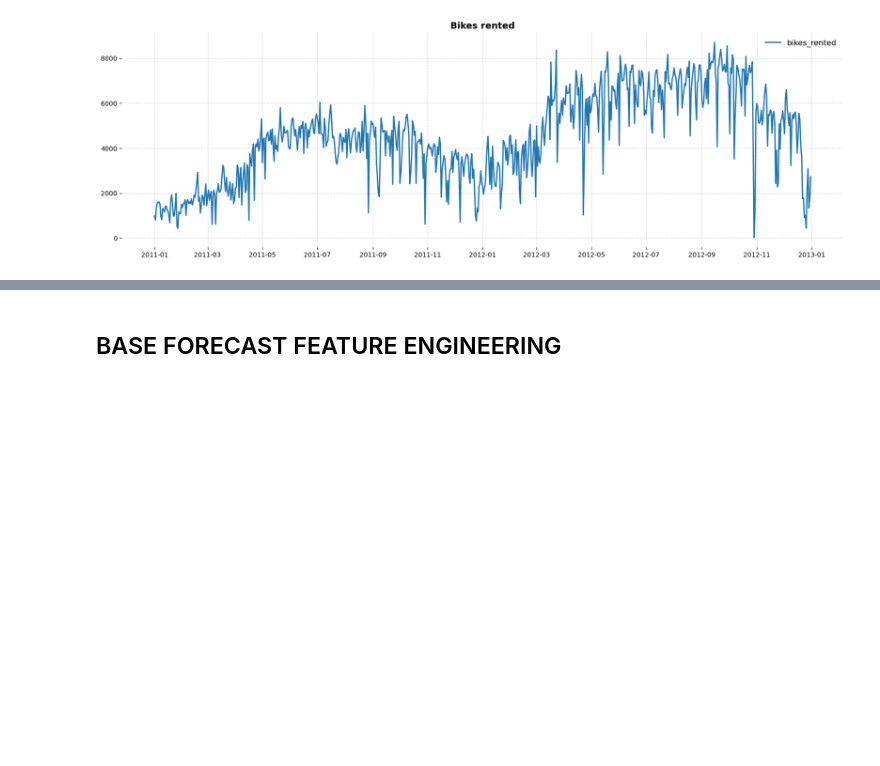
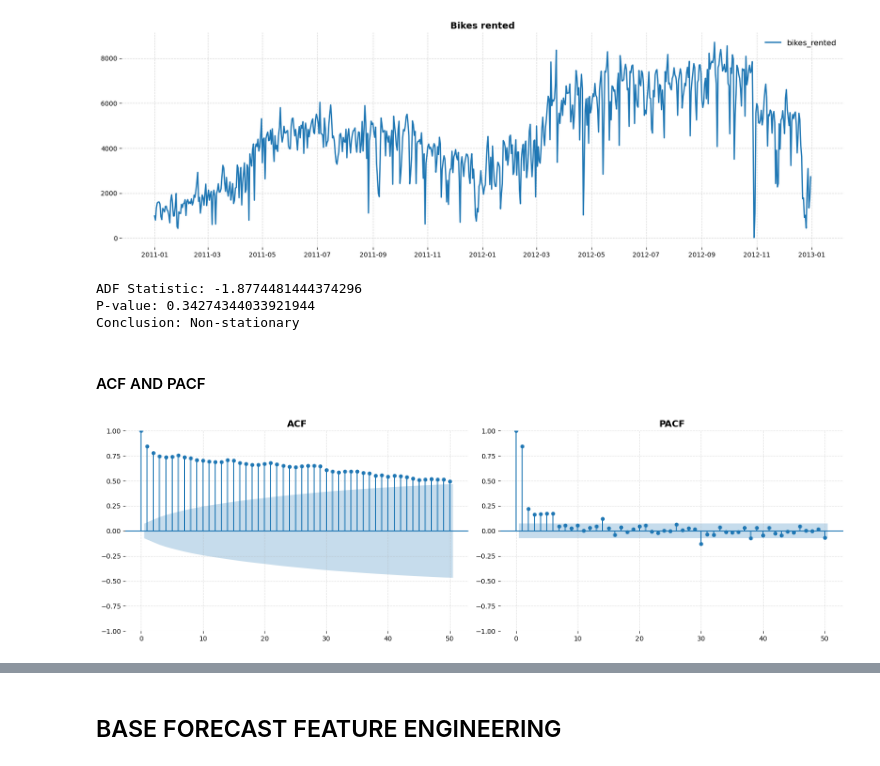
Before and after one commit to EAlmazanG/forecast-incremental-workflow, a Jupyter notebook: notebooks/forecast_day.ipynb, the cells around one changed output, grey strips where cells are left out. Cells and saved outputs as stored; diff of their text form; code cells hidden in the pictures; blank space fills up the shorter version.

```diff
--- a/notebooks/forecast_day.ipynb
+++ b/notebooks/forecast_day.ipynb
@@ -277,7 +280,7 @@ outlier_rows = df.loc[outliers_df.any(axis=1)]
 print_title('ANOMALY ROWS')
 display(outliers_df[outliers_df['is_outlier']])
 
-df["extreme_weather"] = outliers_df["is_outlier"].astype(int)
+df["extreme_weather"] = outliers_df["is_outlier"].astype(int).astype(str)
 display(df.head())
 # %% [output]
 ----------------------- ANOMALY ROWS -----------------------
@@ -308,6 +311,10 @@ display(df.head())
 #### TIME SERIES FACTORS
 # %%
 target_column = 'bikes_rented'
+try:
+    df.drop(columns=['registered_users', 'casual_users'], inplace= True)
+except:
+    pass
 display(df.head())
 # %% [output]
 |  | date | season | year | month | holiday | weekday | workingday | weather | temperature | ... |
@@ -344,3 +351,37 @@ def plot_time_series(df, time_series, p_alpha = 0.9, p_linestyle = "--"):
 plot_time_series(df, [target_column], 0.9, '--')
 # %% [output]
 [figure]
+# %%
+from statsmodels.tsa.stattools import adfuller
+
+result = adfuller(df["bikes_rented"])
+print(f"ADF Statistic: {result[0]}")
+print(f"P-value: {result[1]}")
+print("Conclusion:", "Stationary" if result[1] < 0.05 else "Non-stationary")
+# %% [output]
+ADF Statistic: -1.8774481444374296
+P-value: 0.34274344033921944
+Conclusion: Non-stationary
+# %% [markdown]
+#### ACF AND PACF
+# %%
+def plot_acf_and_pacf(input_df, additional_text = ''):
+    fig, axes = plt.subplots(1, 2, figsize=(16, 5))
+
+    plot_acf(input_df, ax=axes[0], lags=50)
+    plot_pacf(input_df, ax=axes[1], lags=50)
+
+    axes[0].set_title("ACF" + additional_text, fontsize=14, fontweight='bold')
+    axes[1].set_title("PACF" + additional_text, fontsize=14, fontweight='bold')
+
+    for ax in axes:
+        for spine in ax.spines.values():
+            spine.set_visible(False)
+        ax.grid(True, linestyle="--", alpha=0.4)
+
+    plt.tight_layout()
+    plt.show()
+# %%
+plot_acf_and_pacf(df["bikes_rented"])
+# %% [output]
+[figure, added]
```
Also changed, not shown: parts of 5 cells of this notebook.
